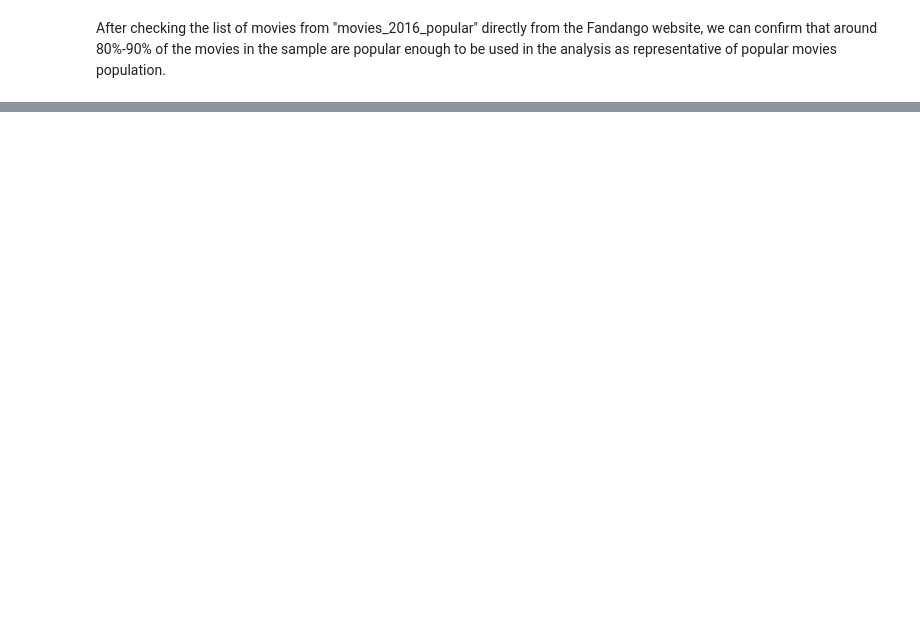
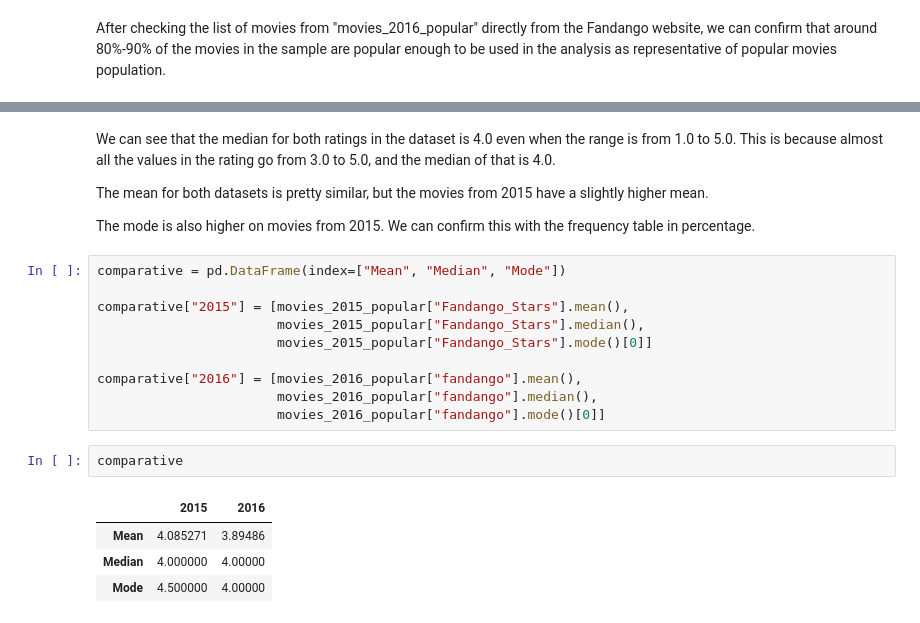
Before and after one commit to Lutenebrax/Statistics-Test-Project-1, a Jupyter notebook: Basics.ipynb, the cells around one changed output, grey strips where cells are left out. Saved outputs shown, nothing was run; the diff lists cells and outputs as text; blank space fills up the shorter version.

```diff
--- a/Basics.ipynb
+++ b/Basics.ipynb
@@ -172,0 +249,23 @@ Analysis in progress...
+# %% [markdown]
+We can see that the median for both ratings in the dataset is 4.0 even when the range is from 1.0 to 5.0. This is because almost all the values in the rating go from 3.0 to 5.0, and the median of that is 4.0.
+
+The mean for both datasets is pretty similar, but the movies from 2015 have a slightly higher mean.
+
+The mode is also higher on movies from 2015. We can confirm this with the frequency table in percentage.
+# %%
+comparative = pd.DataFrame(index=["Mean", "Median", "Mode"])
+
+comparative["2015"] = [movies_2015_popular["Fandango_Stars"].mean(),
+                       movies_2015_popular["Fandango_Stars"].median(),
+                       movies_2015_popular["Fandango_Stars"].mode()[0]]
+
+comparative["2016"] = [movies_2016_popular["fandango"].mean(),
+                       movies_2016_popular["fandango"].median(),
+                       movies_2016_popular["fandango"].mode()[0]]
+# %%
+comparative
+# %% [output]
+|  | 2015 | 2016 |
+| Mean | 4.085271 | 3.89486 |
+| Median | 4.000000 | 4.00000 |
+| Mode | 4.500000 | 4.00000 |
```
Also changed, not shown: parts of 18 cells of this notebook.
